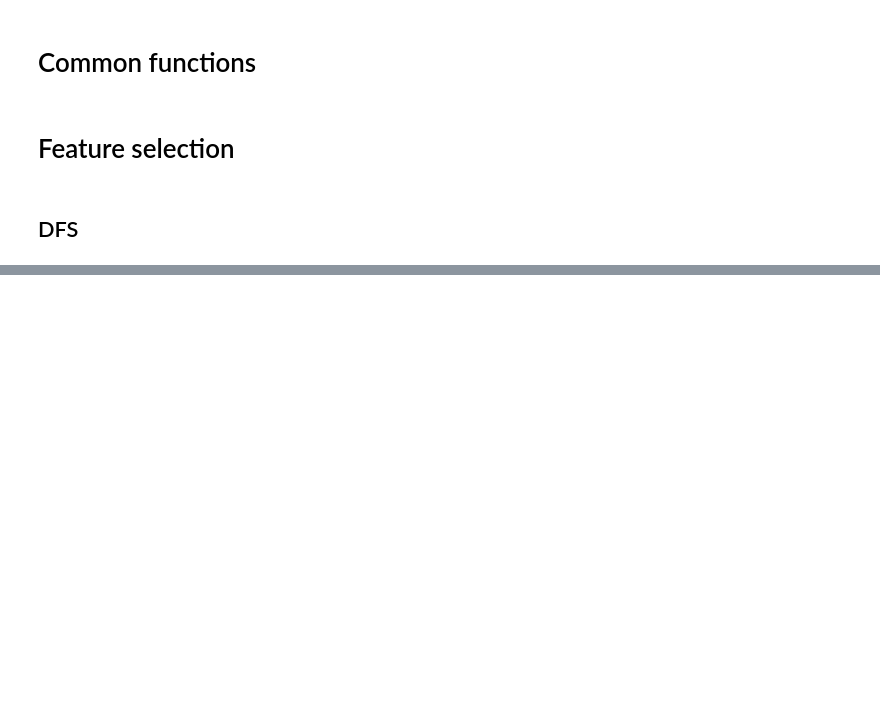
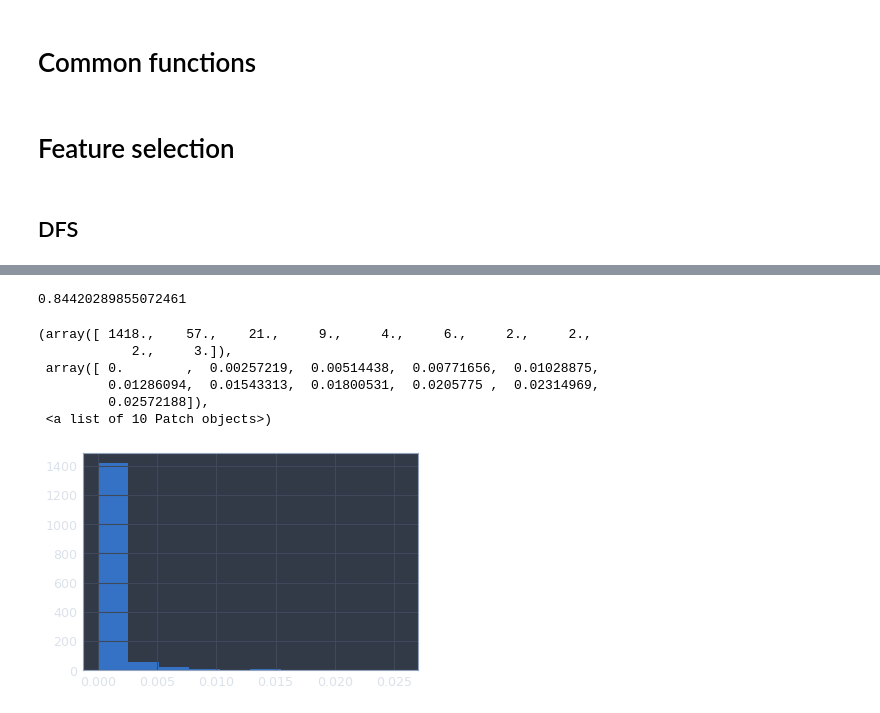
Before and after one commit to yurijvolkov/insilico, a Jupyter notebook: Main.ipynb, the cells around one changed output, grey strips where cells are left out. Drawn from its saved outputs; the diff is of its cells as text; code cells hidden in the pictures; blank space fills up the shorter version.

```diff
--- a/Main.ipynb
+++ b/Main.ipynb
@@ -272,0 +289,4 @@ plt.hist(dfs.get_features_weights())
+# %%
+est = ens.RandomForestClassifier()
+
+est.fit(train_X, train_y)
@@ -272,0 +301,14 @@ plt.hist(dfs.get_features_weights())
+# %%
+mtcs.accuracy_score(test_y, est.predict(test_X))
+# %% [output]
+0.84420289855072461
+# %%
+plt.hist(est.feature_importances_)
+# %% [output]
+(array([ 1418.,    57.,    21.,     9.,     4.,     6.,     2.,     2.,
+            2.,     3.]),
+ array([ 0.        ,  0.00257219,  0.00514438,  0.00771656,  0.01028875,
+         0.01286094,  0.01543313,  0.01800531,  0.0205775 ,  0.02314969,
+         0.02572188]),
+ <a list of 10 Patch objects>)
+[figure, added]
```
Also changed, not shown: parts of 14 cells of this notebook.
